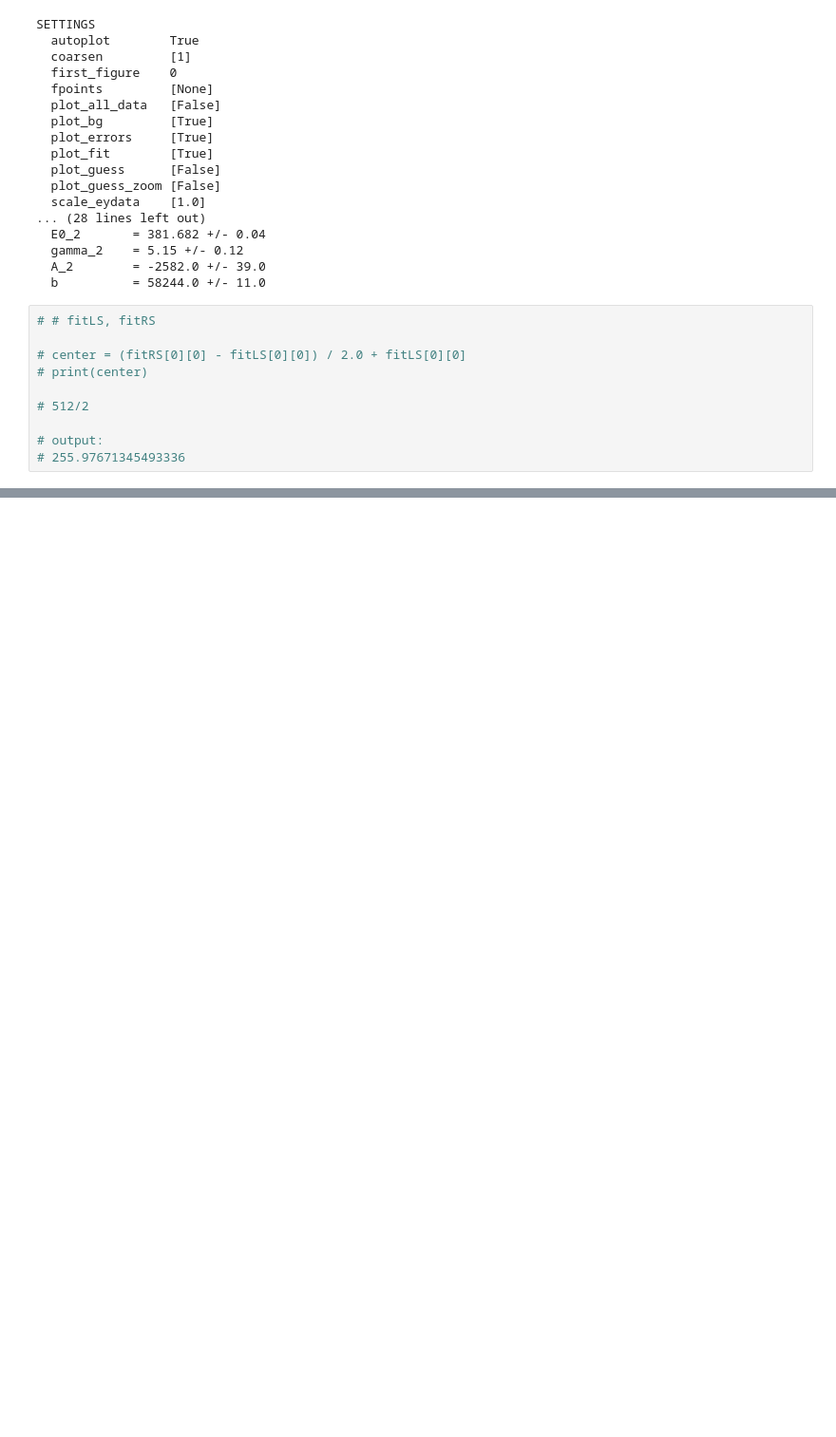
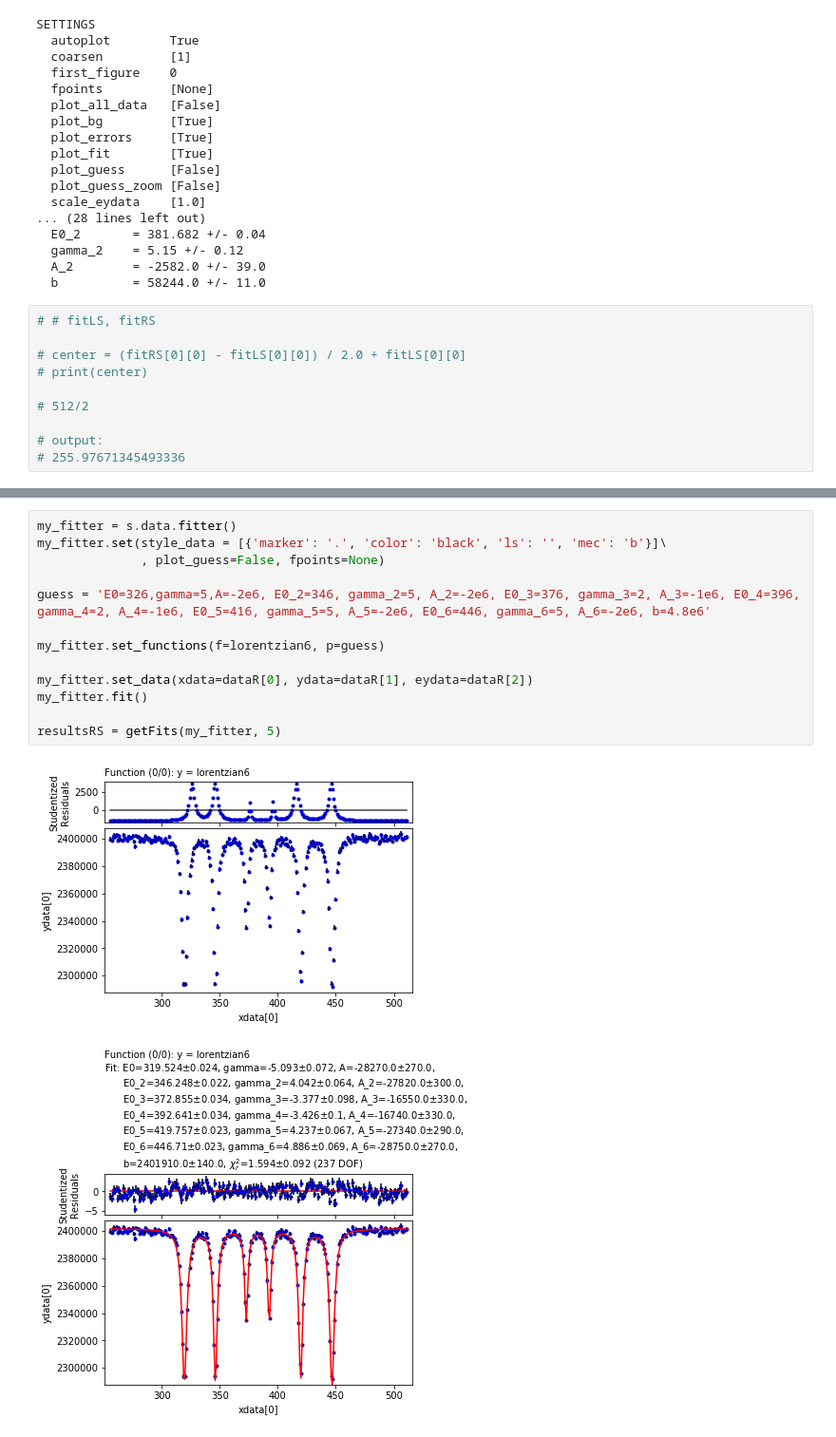
Before and after one commit to eklem1/ModernLab, a Jupyter notebook: foldingFunct.ipynb, the cells around one changed output, grey strips where cells are left out. Shown at 95% size. Cells and saved outputs as stored; diff of their text form; blank space fills up the shorter version.

```diff
--- a/foldingFunct.ipynb
+++ b/foldingFunct.ipynb
@@ -177,0 +217,16 @@ SETTINGS
+# %%
+my_fitter = s.data.fitter()
+my_fitter.set(style_data = [{'marker': '.', 'color': 'black', 'ls': '', 'mec': 'b'}]\
+              , plot_guess=False, fpoints=None)
+
+guess = 'E0=326,gamma=5,A=-2e6, E0_2=346, gamma_2=5, A_2=-2e6, E0_3=376, gamma_3=2, A_3=-1e6, E0_4=396, gamma_4=2, A_4=-1e6, E0_5=416, gamma_5=5, A_5=-2e6, E0_6=446, gamma_6=5, A_6=-2e6, b=4.8e6'
+
+my_fitter.set_functions(f=lorentzian6, p=guess)
+
+my_fitter.set_data(xdata=dataR[0], ydata=dataR[1], eydata=dataR[2])
+my_fitter.fit()
+
+resultsRS = getFits(my_fitter, 5)
+# %% [output]
+[figure, added]
+[figure, added]
```
Also changed, not shown: parts of 10 cells of this notebook, 2 other files.
